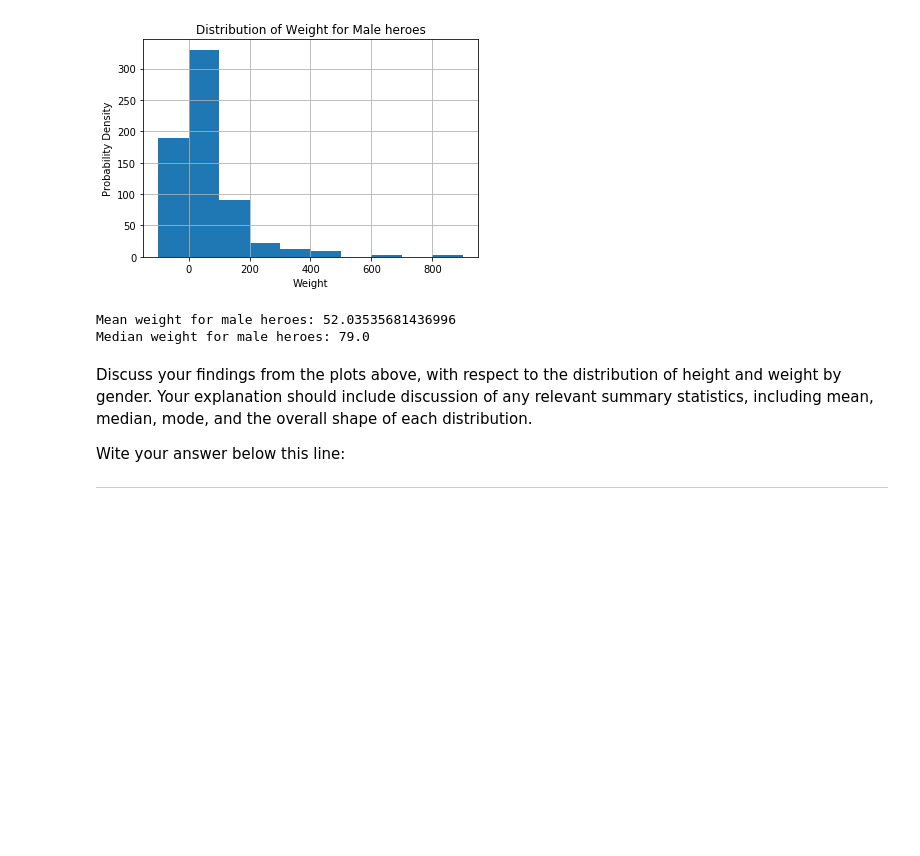
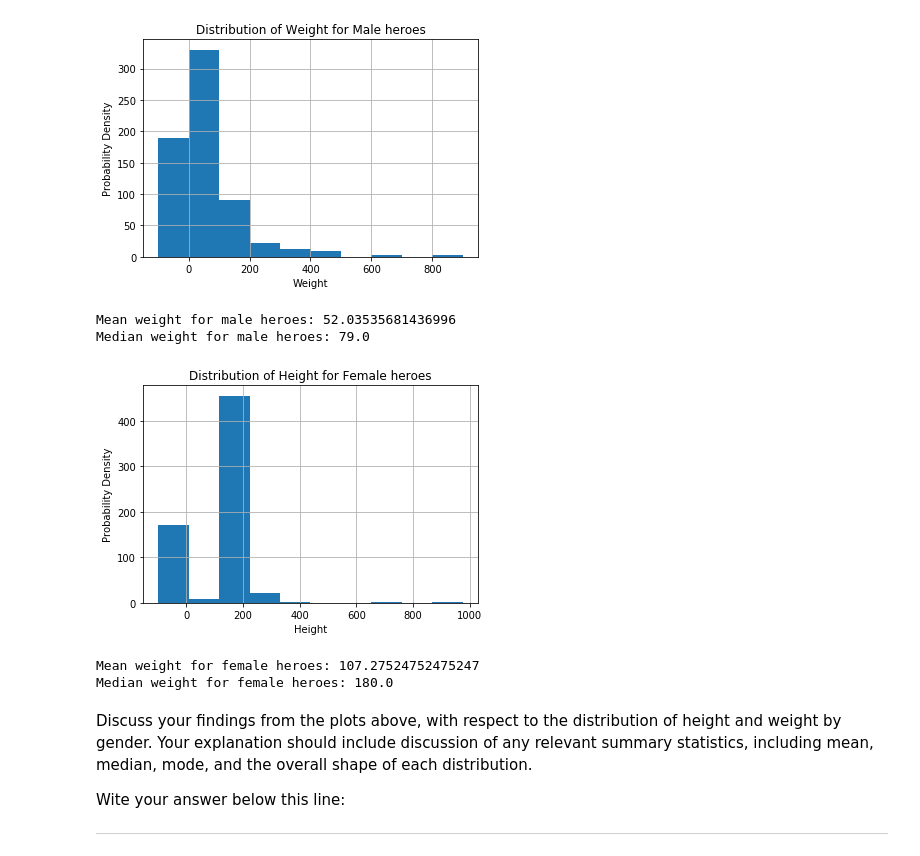
Before and after one commit to Princess-1/dsc-data-cleaning-project-atlanta-ds-062419, a Jupyter notebook: index.ipynb, the cells around one changed output. Cells and saved outputs as stored; diff of their text form; code cells hidden in the pictures; blank space fills up the shorter version.

```diff
--- a/index.ipynb
+++ b/index.ipynb
@@ -293,3 +291,12 @@ Median weight for male heroes: 79.0
+# %%
+# Female Height
+show_distplot(df, 'Female', 'Height')
+print("Mean weight for female heroes: {}".format(male_heroes_df.Height.mean()))
+print("Median weight for female heroes: {}".format(male_heroes_df.Height.median()))
+# %% [output]
+[figure, added]
+Mean weight for female heroes: 107.27524752475247
+Median weight for female heroes: 180.0
 # %%
 # Female Weight
 # %% [markdown]
```
Also changed, not shown: parts of 1 cell of this notebook.
